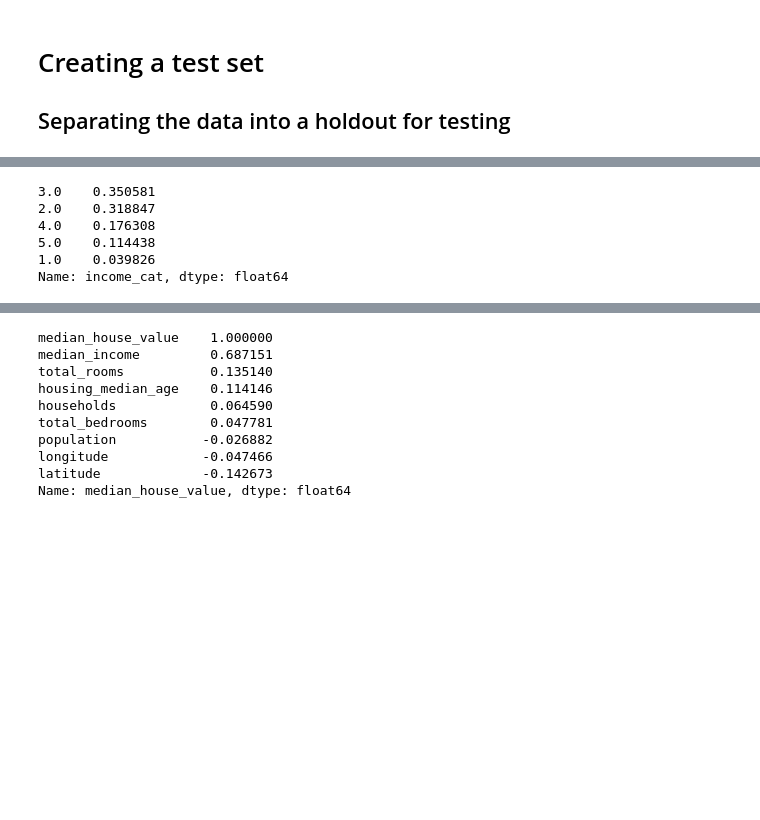
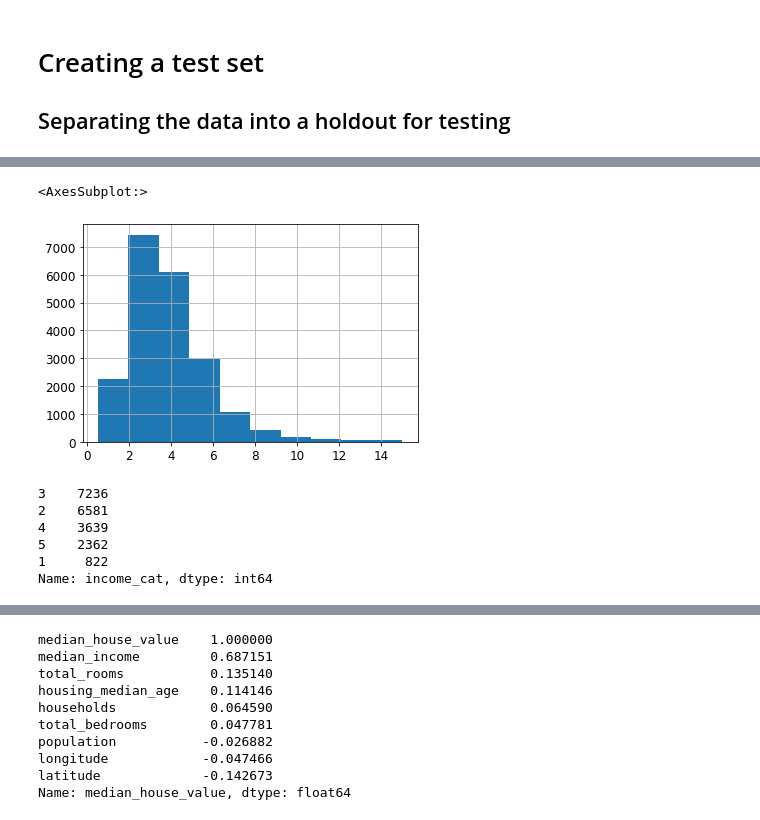
Before and after one commit to n3vrmr/data_studies, a Jupyter notebook: Housing.ipynb, the cells around one changed output, grey strips where cells are left out. Saved outputs shown, nothing was run; the diff lists cells and outputs as text; code cells hidden in the pictures; blank space fills up the shorter version.

```diff
--- a/Housing.ipynb
+++ b/Housing.ipynb
@@ -117,17 +161,6 @@ test_set.head()
 # %%
-from sklearn.model_selection import StratifiedShuffleSplit
-
-split = StratifiedShuffleSplit(n_splits=1, test_size=0.2, random_state=42)
-for train_index, test_index in split.split(housing, housing["income_cat"]):
-    strat_train_set = housing.loc[train_index]
-    strat_test_set = housing.loc[test_index]
-
-housing["income_cat"].value_counts() / len(housing)
+housing["median_income"].hist()
 # %% [output]
-3.0    0.350581
-2.0    0.318847
-4.0    0.176308
-5.0    0.114438
-1.0    0.039826
-Name: income_cat, dtype: float64
+<AxesSubplot:>
+[figure, added]
 # %%
@@ -135,0 +170,9 @@ for set in (strat_train_set, strat_test_set):
+# %%
+housing["income_cat"].value_counts()
+# %% [output]
+3    7236
+2    6581
+4    3639
+5    2362
+1     822
+Name: income_cat, dtype: int64
```
Also changed, not shown: parts of 62 cells of this notebook.
